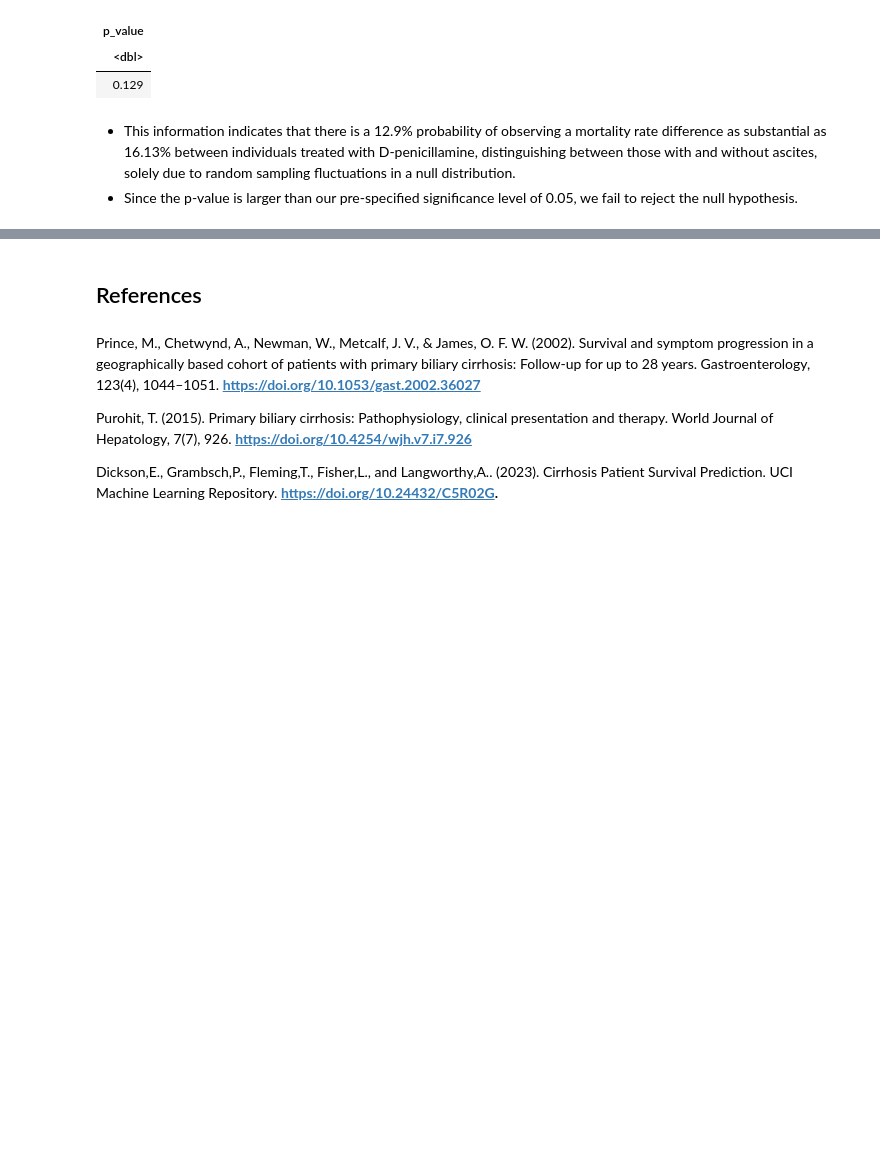
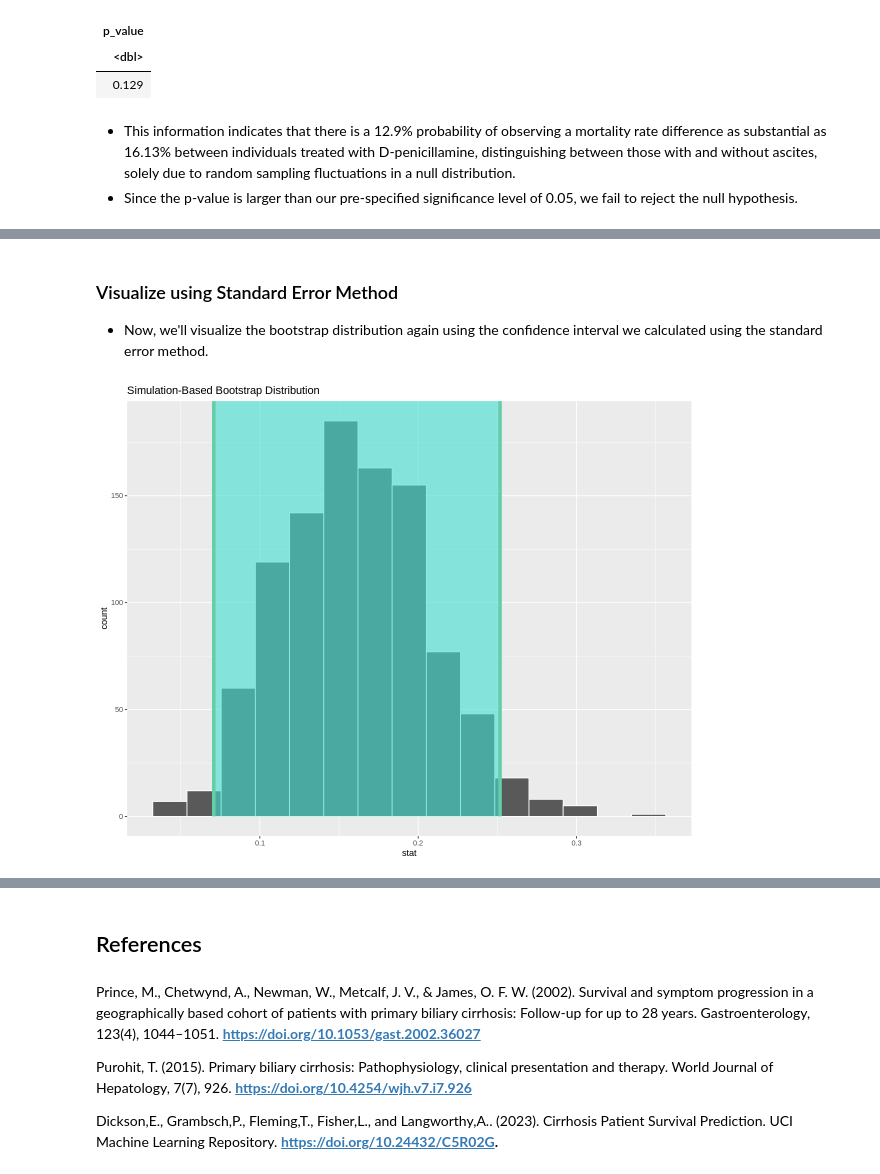
Before and after one commit to Rithika-Nair/STAT-201-Final_Project, a Jupyter notebook: Project-Final-Report.ipynb, the cells around one changed output, grey strips where cells are left out. Saved outputs shown, nothing was run; the diff lists cells and outputs as text; code cells hidden in the pictures; blank space fills up the shorter version.

```diff
--- a/Project-Final-Report.ipynb
+++ b/Project-Final-Report.ipynb
@@ -208,0 +267,5 @@ A tibble: 1 × 1
+# %%
+# generating 95% confidence level
+se_ci <- bootstrap_distribution |>
+         get_ci(level = 0.95, type = "se", point_estimate = obs_diff_prop)
+se_ci
@@ -208,0 +277,14 @@ A tibble: 1 × 1
+# %% [markdown]
+### Visualize using Standard Error Method
+
+
+*   Now, we'll visualize the bootstrap distribution again using the confidence interval we calculated using the standard error method.
+# %%
+# set the size of the plot
+options(repr.plot.width = 10, repr.plot.height = 8)
+
+# visualizing the 95% confidence interval on bootstrap disribution
+visualize(bootstrap_distribution) +
+  shade_confidence_interval(endpoints = se_ci)
+# %% [output]
+[figure, added]
```
Also changed, not shown: parts of 11 cells of this notebook.
